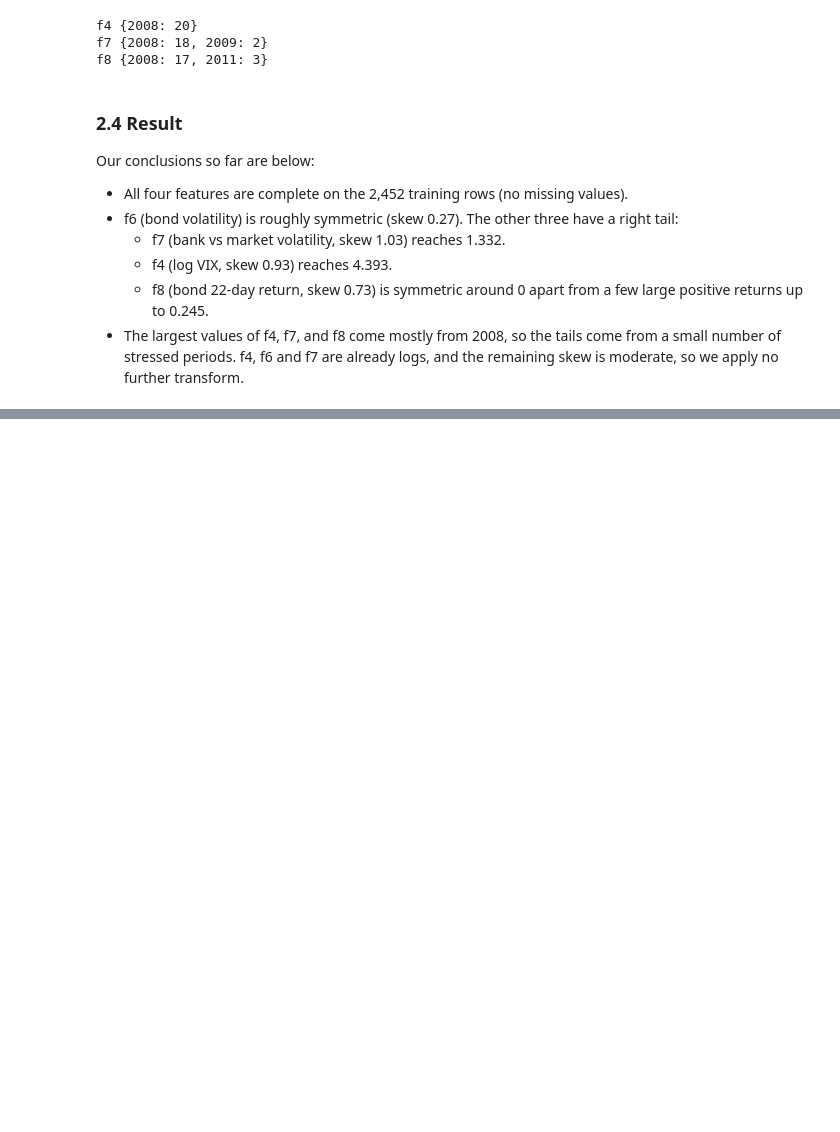
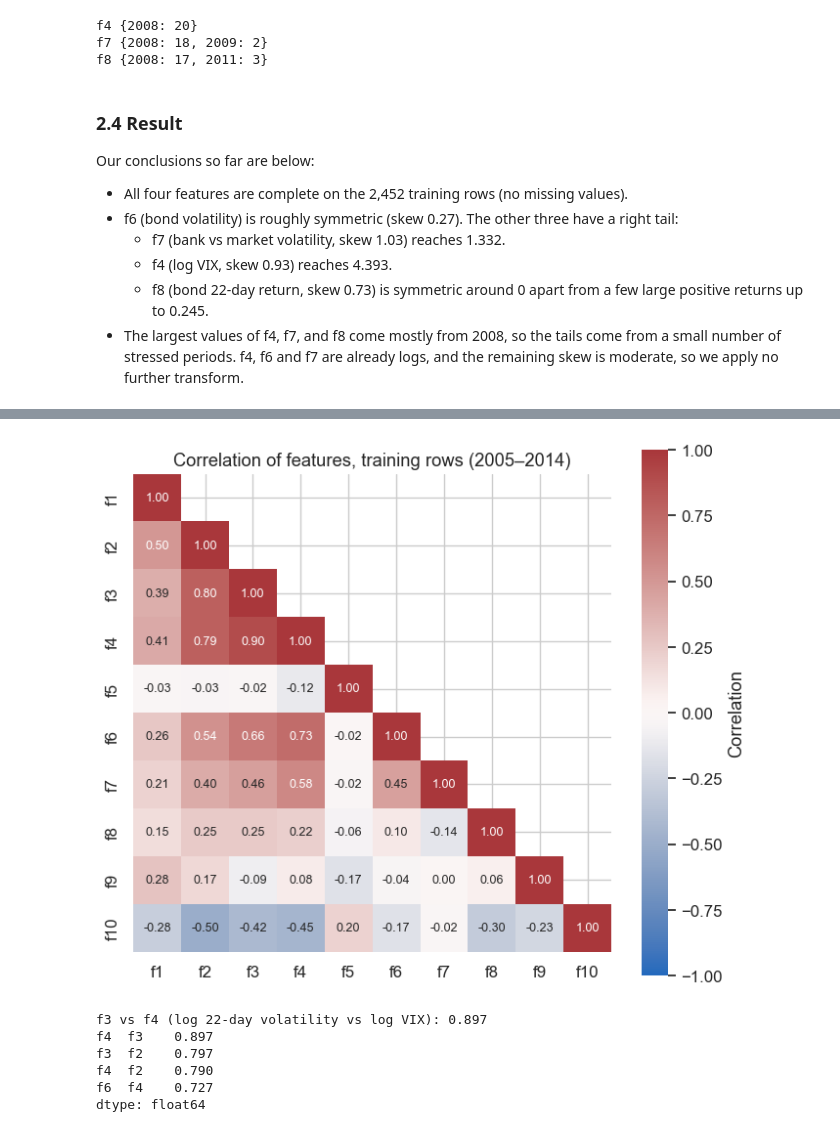
Before and after one commit to sadmanaraf/forecasting-spy-5-day-realised-volatility, a Jupyter notebook: slices/linear_ml/elastic_net_model.ipynb, the cells around one changed output, grey strips where cells are left out. Drawn from its saved outputs; the diff is of its cells as text; code cells hidden in the pictures; blank space fills up the shorter version.

Commit message:
Complete EDA for Elastic Net by adding heatmap

```diff
--- a/slices/linear_ml/elastic_net_model.ipynb
+++ b/slices/linear_ml/elastic_net_model.ipynb
@@ -122,0 +127,30 @@ Our conclusions so far are below:
+# %%
+# Correlation of every pair of features of the training rows only.
+corr = train[FEATURES].corr()
+
+# Hide the upper half of the correlation matrix, since it is symmetric and the diagonal is always 1.0.
+mask = np.triu(np.ones_like(corr, dtype=bool), k=1)
+
+fig, ax = plt.subplots(figsize=(7, 6))
+sns.heatmap(corr, mask=mask, annot=True, fmt=".2f", cmap="vlag",
+            vmin=-1, vmax=1, center=0, square=True,
+            annot_kws={"size": 9}, cbar_kws={"label": "Correlation"}, ax=ax)
+ax.set_title("Correlation of features, training rows (2005–2014)")
+plt.tight_layout()
+plt.savefig("results/figures/eda_corr_heatmap.png", dpi=200)
+plt.show()
+
+# f3 and f4 both describe SPY's volatility, so it is expected for them to move together.
+print(f"f3 vs f4 (log 22-day volatility vs log VIX): {corr.loc['f3', 'f4']:.3f}")
+
+# Every other strongly correlated pair (|r| >= 0.7), strongest first
+pairs = corr.where(np.tril(np.ones_like(corr, dtype=bool), k=-1)).stack()
+print(pairs[pairs.abs() >= 0.7].sort_values(key=abs, ascending=False).round(3))
+# %% [output]
+[figure, added]
+f3 vs f4 (log 22-day volatility vs log VIX): 0.897
+f4  f3    0.897
+f3  f2    0.797
+f4  f2    0.790
+f6  f4    0.727
+dtype: float64
```
Also changed, not shown: parts of 1 cell of this notebook, 1 other file.
